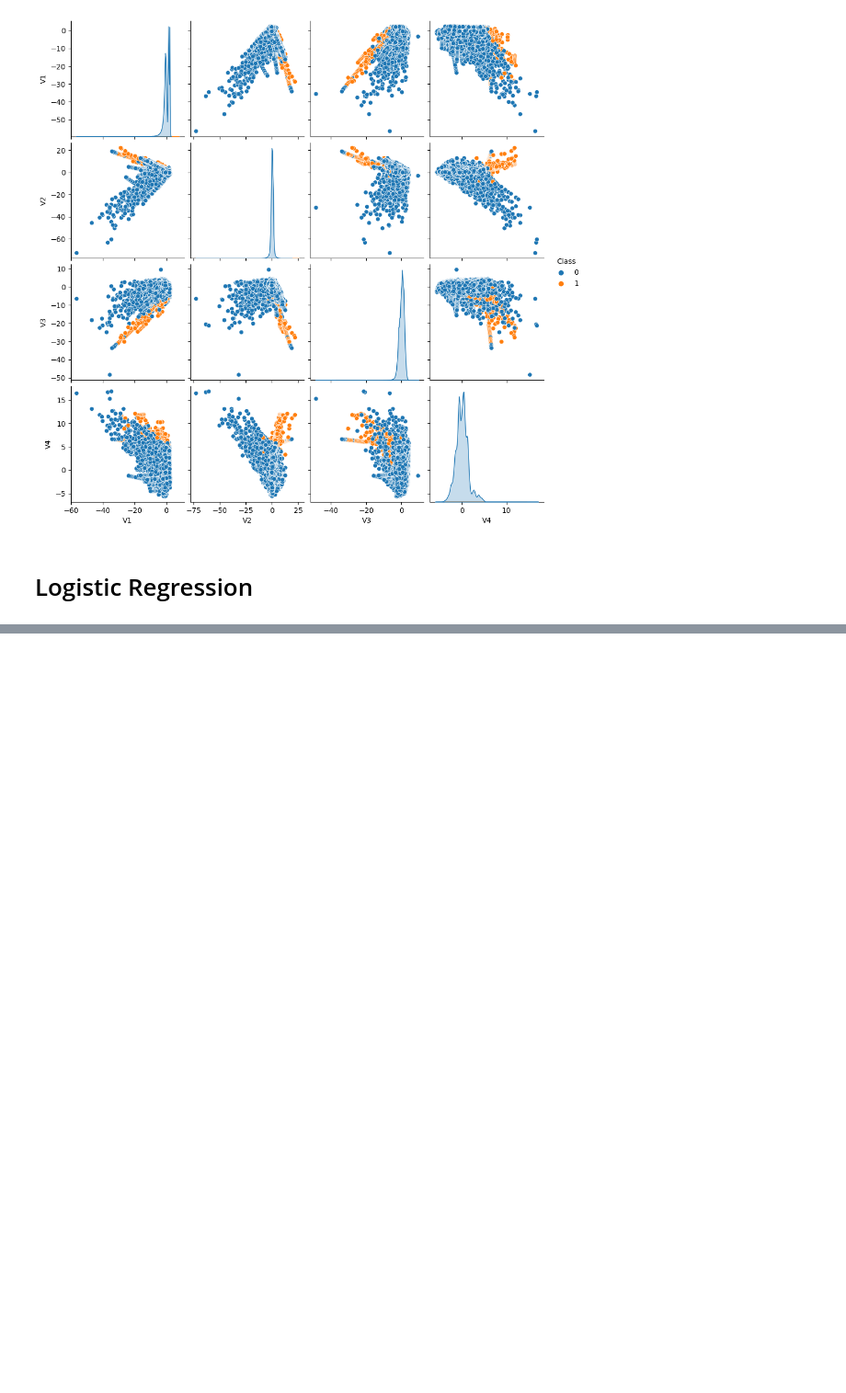
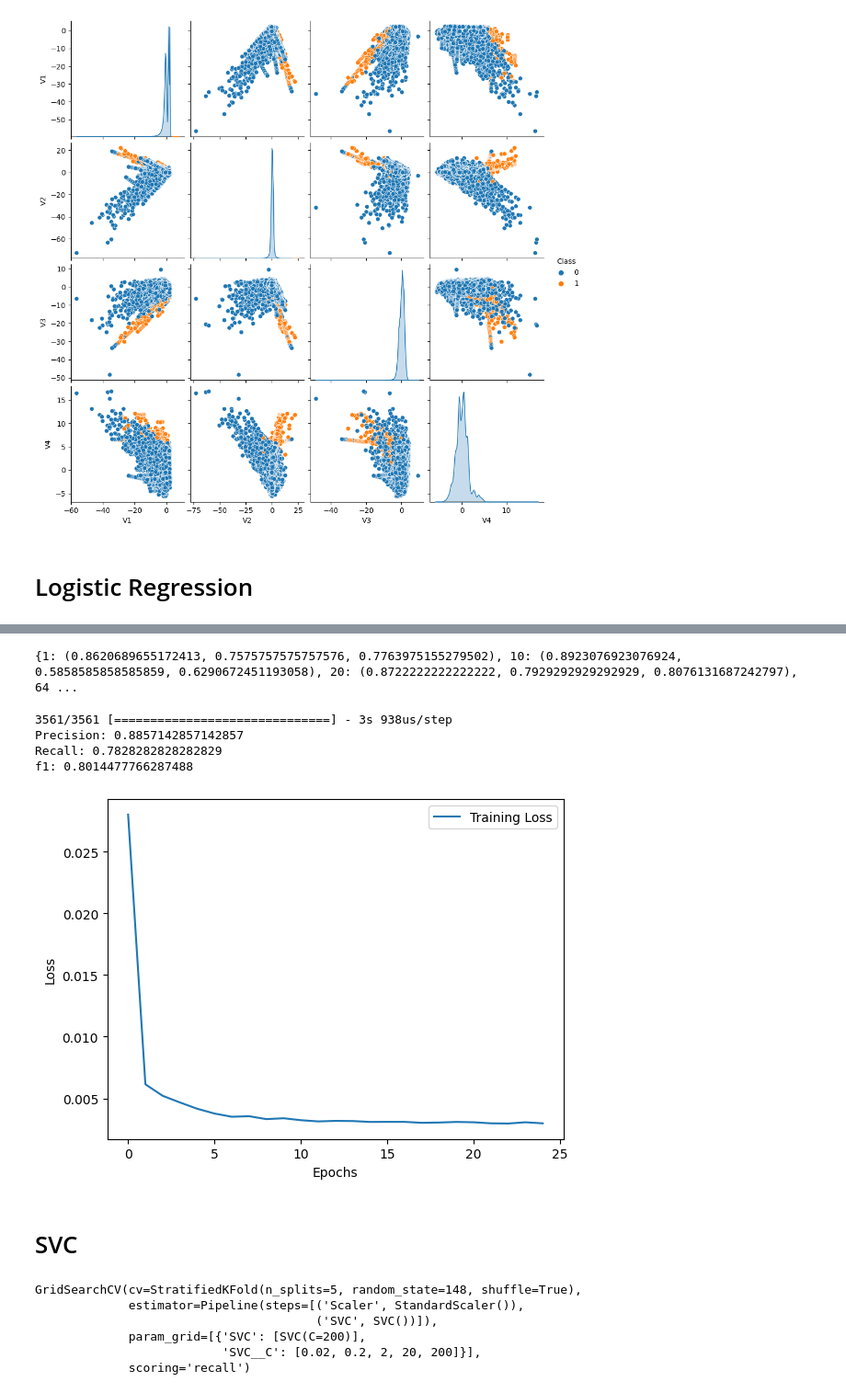
Before and after one commit to bcd122200/CC-Fraud-Detection, a Jupyter notebook: Project.ipynb, the cells around one changed output, grey strips where cells are left out. Shown: that part at 92% size. Drawn from its saved outputs; the diff is of its cells as text; code cells hidden in the pictures; blank space fills up the shorter version.

```diff
--- a/Project.ipynb
+++ b/Project.ipynb
@@ -84,0 +143,10 @@ Fraud f1: 0.7400611620795107
+# %%
+X_train, X_test, y_train, y_test = train_test_split(
+    X_norm, y,
+    test_size=0.4,
+    random_state=25,
+    shuffle=True,
+)
+# %%
+input_features = X.shape[1]
+batch_sizes = [1, 10, 20, 64]
@@ -84,0 +174,14 @@ Fraud f1: 0.7400611620795107
+# %%
+metrics = dict()
+for batch_size in batch_sizes:
+    ANN = Sequential()
+    ANN.add(Dense(3*(input_features+1)//20, activation='relu', input_shape=(input_features,)))
+    ANN.add(Dense(1, activation='sigmoid'))
+    ANN.compile(optimizer='adam', loss=losses.BinaryCrossentropy())
+    ANN.fit(X_train, y_train,
+             epochs=15,
+             batch_size=batch_size,
+             verbose=0
+             )
+    preds = ANN.predict(X_test)
+    metrics[batch_size] = score(y_test, preds, 2.0)
@@ -84,0 +193,32 @@ Fraud f1: 0.7400611620795107
+# %%
+print(metrics)
+# %% [output]
+{1: (0.8620689655172413, 0.7575757575757576, 0.7763975155279502), 10: (0.8923076923076924, 0.5858585858585859, 0.6290672451193058), 20: (0.8722222222222222, 0.7929292929292929, 0.8076131687242797), 64 ...
+# %%
+ANN = Sequential()
+ANN.add(Dense(3*(input_features+1)//20, activation='relu', input_shape=(input_features,)))
+ANN.add(Dense(1, activation='sigmoid'))
+ANN.compile(optimizer='adam', loss=losses.BinaryCrossentropy())
+history = ANN.fit(X_train, y_train,
+       epochs=25,
+       batch_size=20,
+        verbose=0)
+# %%
+preds = ANN.predict(X_test)
+ANN_score = score(y_test, preds, 2.0)
+print("Precision:", ANN_score[0])
+print("Recall:", ANN_score[1])
+print("f1:", ANN_score[2])
+# %% [output]
+3561/3561 [==============================] - 3s 938us/step
+Precision: 0.8857142857142857
+Recall: 0.7828282828282829
+f1: 0.8014477766287488
+# %%
+plt.plot(history.history['loss'], label="Training Loss")
+plt.xlabel("Epochs")
+plt.ylabel("Loss")
+plt.legend(loc="upper right")
+plt.show()
+# %% [output]
+[figure, added]
@@ -84,0 +231,2 @@ Fraud f1: 0.7400611620795107
+# %% [markdown]
+# SVC
@@ -84,0 +242,14 @@ Fraud f1: 0.7400611620795107
+# %%
+C_range = [0.02, 0.2, 2, 20, 200]
+param_grid = [{'SVC__C':C_range, 'SVC':[SVC()]}]
+cv = StratifiedKFold(5, shuffle=True, random_state=148)
+clf = Pipeline([('Scaler', StandardScaler()), ('SVC', SVC())])
+SVC_grid = GridSearchCV(clf, param_grid=param_grid, cv=cv, scoring='recall')
+SVC_grid.fit(X_train, y_train)
+# %% [output]
+GridSearchCV(cv=StratifiedKFold(n_splits=5, random_state=148, shuffle=True),
+             estimator=Pipeline(steps=[('Scaler', StandardScaler()),
+                                       ('SVC', SVC())]),
+             param_grid=[{'SVC': [SVC(C=200)],
+                          'SVC__C': [0.02, 0.2, 2, 20, 200]}],
+             scoring='recall')
```
Also changed, not shown: parts of 46 cells of this notebook, 4 other files.
